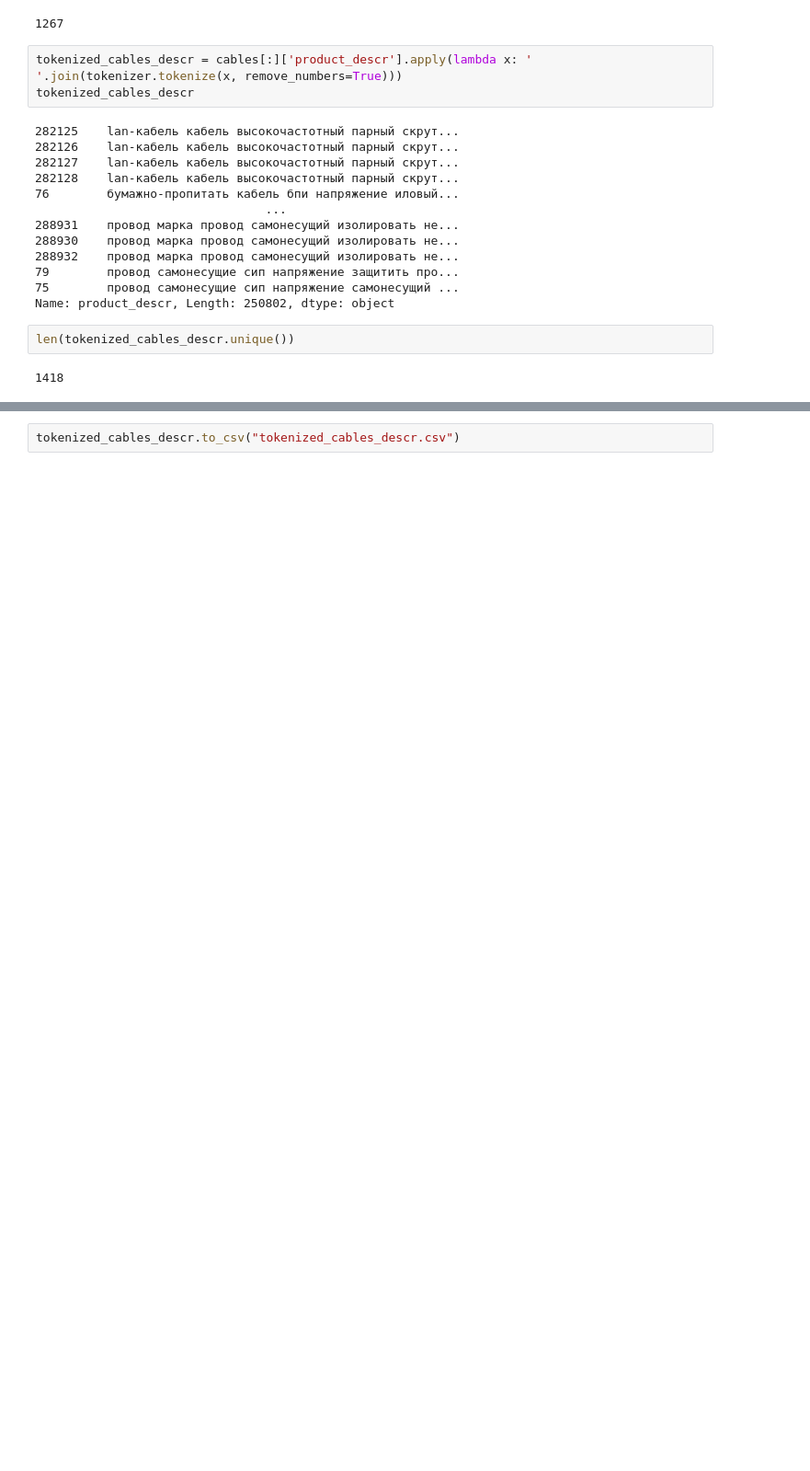
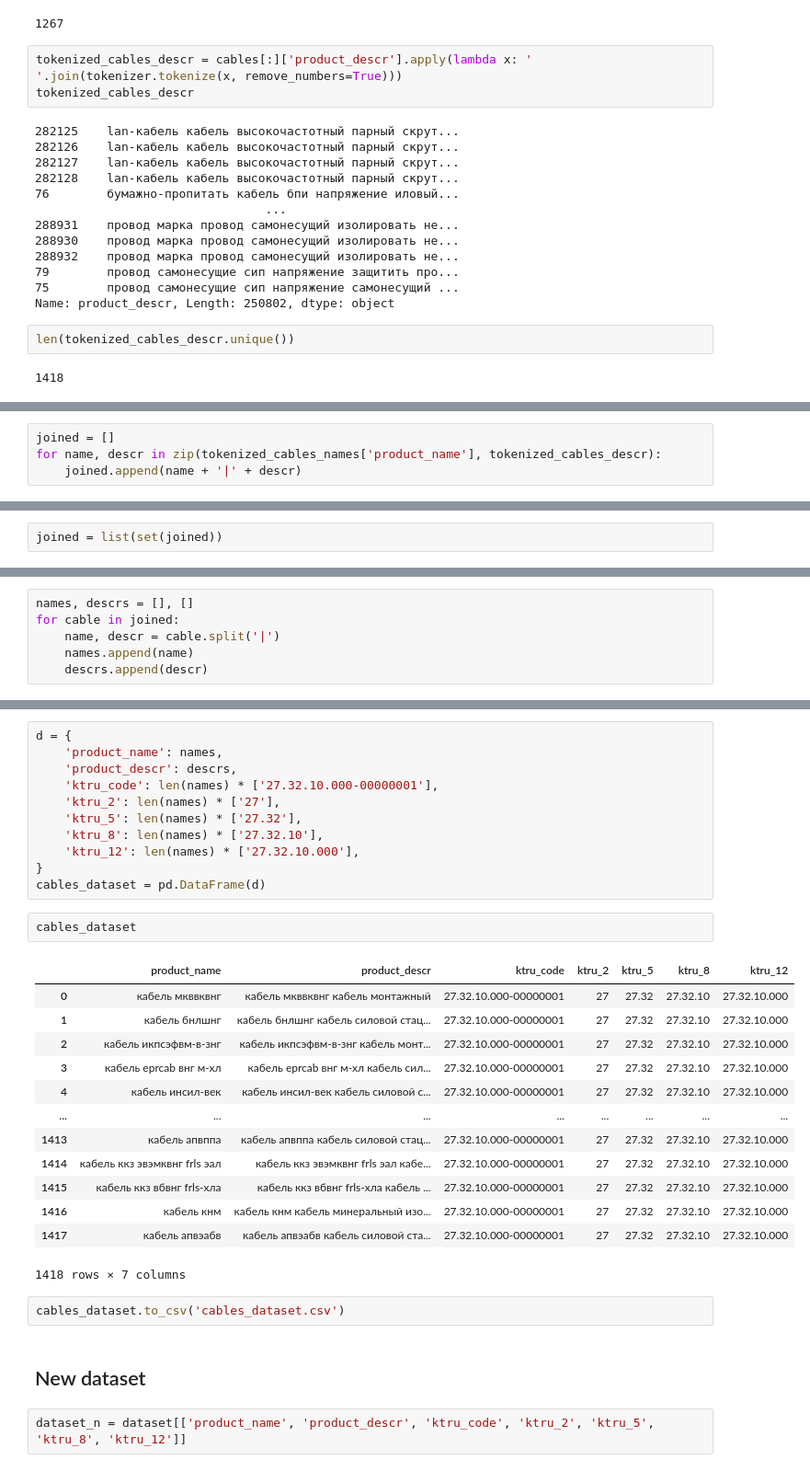
Before and after one commit to KKroliKK/ktru-prediction, a Jupyter notebook: notebook.ipynb, the cells around one changed output, grey strips where cells are left out. Shown: that part at 92% size. Cells and saved outputs as stored; diff of their text form; blank space fills up the shorter version.

```diff
--- a/notebook.ipynb
+++ b/notebook.ipynb
@@ -316,0 +350,4 @@ len(tokenized_cables_descr.unique())
+# %%
+joined = []
+for name, descr in zip(tokenized_cables_names['product_name'], tokenized_cables_descr):
+    joined.append(name + '|' + descr)
@@ -316,0 +358,2 @@ len(tokenized_cables_descr.unique())
+# %%
+joined = list(set(joined))
@@ -316,0 +362,6 @@ len(tokenized_cables_descr.unique())
+# %%
+names, descrs = [], []
+for cable in joined:
+    name, descr = cable.split('|')
+    names.append(name)
+    descrs.append(descr)
@@ -317,2 +373,33 @@ len(tokenized_cables_descr.unique())
+# %%
+d = {
+    'product_name': names,
+    'product_descr': descrs,
+    'ktru_code': len(names) * ['27.32.10.000-00000001'],
+    'ktru_2': len(names) * ['27'],
+    'ktru_5': len(names) * ['27.32'],
+    'ktru_8': len(names) * ['27.32.10'],
+    'ktru_12': len(names) * ['27.32.10.000'],
+}
+cables_dataset = pd.DataFrame(d)
+# %%
+cables_dataset
+# %% [output]
+|  | product_name | product_descr | ktru_code | ktru_2 | ktru_5 | ktru_8 | ktru_12 |
+| 0 | кабель мкввквнг | кабель мкввквнг кабель монтажный | 27.32.10.000-00000001 | 27 | 27.32 | 27.32.10 | 27.32.10.000 |
+| 1 | кабель бнлшнг | кабель бнлшнг кабель силовой стац... | 27.32.10.000-00000001 | 27 | 27.32 | 27.32.10 | 27.32.10.000 |
+| 2 | кабель икпсэфвм-в-знг | кабель икпсэфвм-в-знг кабель монт... | 27.32.10.000-00000001 | 27 | 27.32 | 27.32.10 | 27.32.10.000 |
+| 3 | кабель eprcab внг м-хл | кабель eprcab внг м-хл кабель сил... | 27.32.10.000-00000001 | 27 | 27.32 | 27.32.10 | 27.32.10.000 |
+| 4 | кабель инсил-век | кабель инсил-век кабель силовой с... | 27.32.10.000-00000001 | 27 | 27.32 | 27.32.10 | 27.32.10.000 |
+| ... | ... | ... | ... | ... | ... | ... | ... |
+| 1413 | кабель апвппа | кабель апвппа кабель силовой стац... | 27.32.10.000-00000001 | 27 | 27.32 | 27.32.10 | 27.32.10.000 |
+| 1414 | кабель ккз эвэмквнг frls эал | кабель ккз эвэмквнг frls эал кабе... | 27.32.10.000-00000001 | 27 | 27.32 | 27.32.10 | 27.32.10.000 |
+| 1415 | кабель ккз вбвнг frls-хла | кабель ккз вбвнг frls-хла кабель ... | 27.32.10.000-00000001 | 27 | 27.32 | 27.32.10 | 27.32.10.000 |
+| 1416 | кабель кнм | кабель кнм кабель минеральный изо... | 27.32.10.000-00000001 | 27 | 27.32 | 27.32.10 | 27.32.10.000 |
+| 1417 | кабель апвэабв | кабель апвэабв кабель силовой ста... | 27.32.10.000-00000001 | 27 | 27.32 | 27.32.10 | 27.32.10.000 |
+1418 rows × 7 columns
 # %%
-tokenized_cables_descr.to_csv("tokenized_cables_descr.csv")
+cables_dataset.to_csv('cables_dataset.csv')
+# %% [markdown]
+## New dataset
+# %%
+dataset_n = dataset[['product_name', 'product_descr', 'ktru_code', 'ktru_2', 'ktru_5', 'ktru_8', 'ktru_12']]
```
Also changed, not shown: parts of 38 cells of this notebook, 1 other file.
